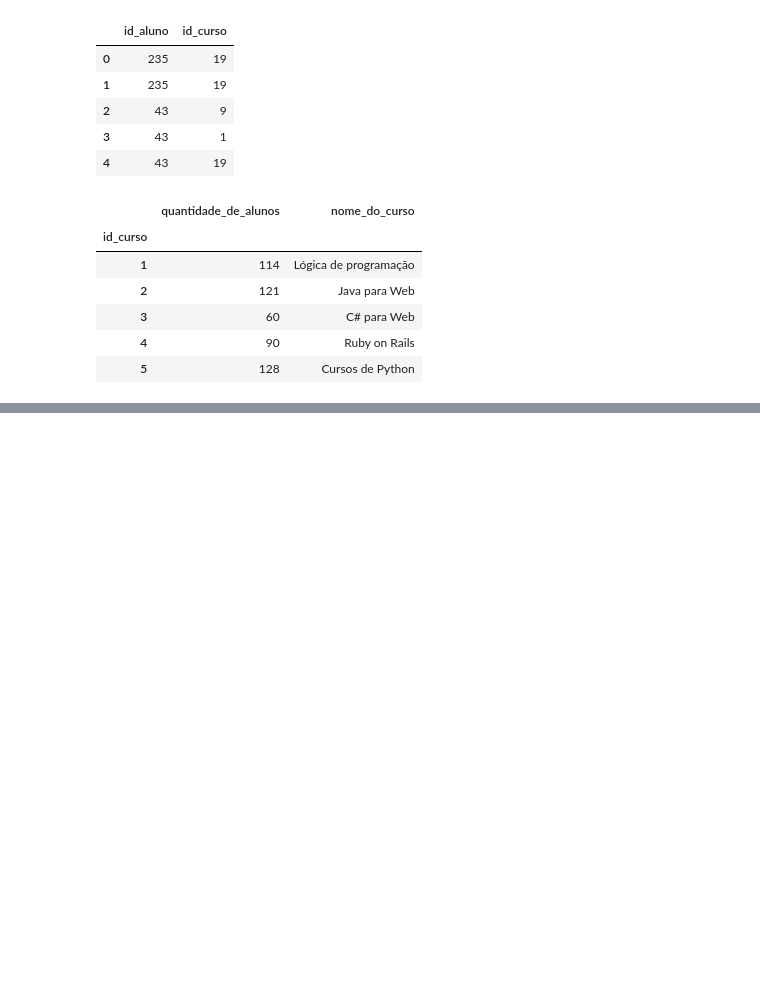
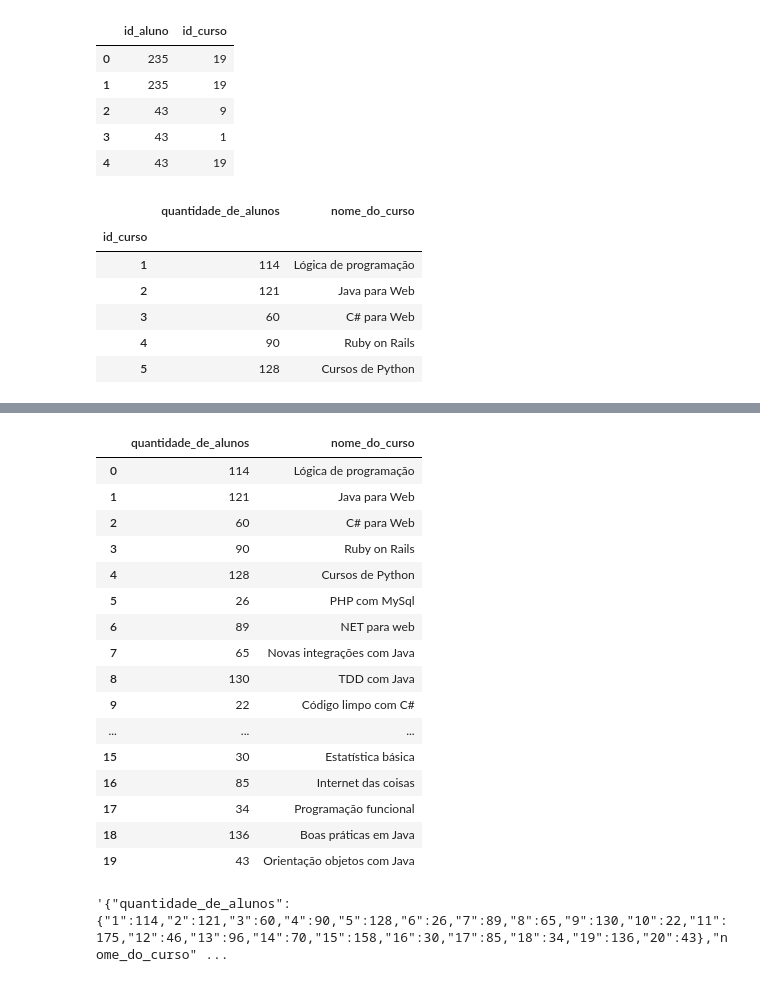
Before and after one commit to GabrielTB1/Pandas-IO, a Jupyter notebook: Pandas_IO.ipynb, the cells around one changed output, grey strips where cells are left out. Drawn from its saved outputs; the diff is of its cells as text; code cells hidden in the pictures; blank space fills up the shorter version.

```diff
--- a/Pandas_IO.ipynb
+++ b/Pandas_IO.ipynb
@@ -314,0 +327,20 @@ matriculas_por_curso.head(5)
+# %%
+pd.read_csv('matriculas_por_curso.csv')
+# %% [output]
+|  | quantidade_de_alunos | nome_do_curso |
+| 0 | 114 | Lógica de programação |
+| 1 | 121 | Java para Web |
+| 2 | 60 | C# para Web |
+| 3 | 90 | Ruby on Rails |
+| 4 | 128 | Cursos de Python |
+| 5 | 26 | PHP com MySql |
+| 6 | 89 | NET para web |
+| 7 | 65 | Novas integrações com Java |
+| 8 | 130 | TDD com Java |
+| 9 | 22 | Código limpo com C# |
+| ... | ... | ... |
+| 15 | 30 | Estatística básica |
+| 16 | 85 | Internet das coisas |
+| 17 | 34 | Programação funcional |
+| 18 | 136 | Boas práticas em Java |
+| 19 | 43 | Orientação objetos com Java |
@@ -314,0 +349,4 @@ matriculas_por_curso.head(5)
+# %%
+matriculas_json
+# %% [output]
+'{"quantidade_de_alunos":{"1":114,"2":121,"3":60,"4":90,"5":128,"6":26,"7":89,"8":65,"9":130,"10":22,"11":175,"12":46,"13":96,"14":70,"15":158,"16":30,"17":85,"18":34,"19":136,"20":43},"nome_do_curso" ...
```
Also changed, not shown: parts of 6 cells of this notebook.
